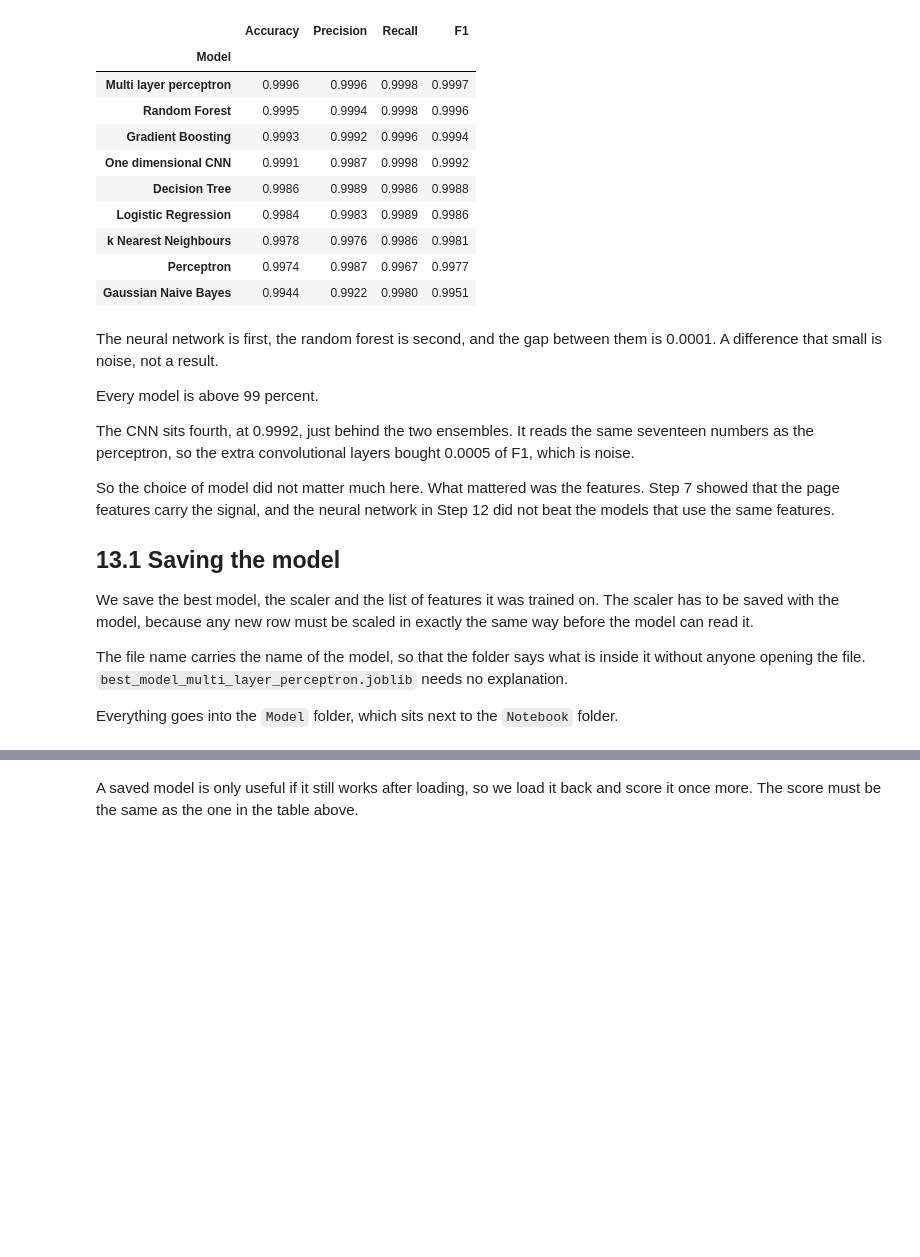
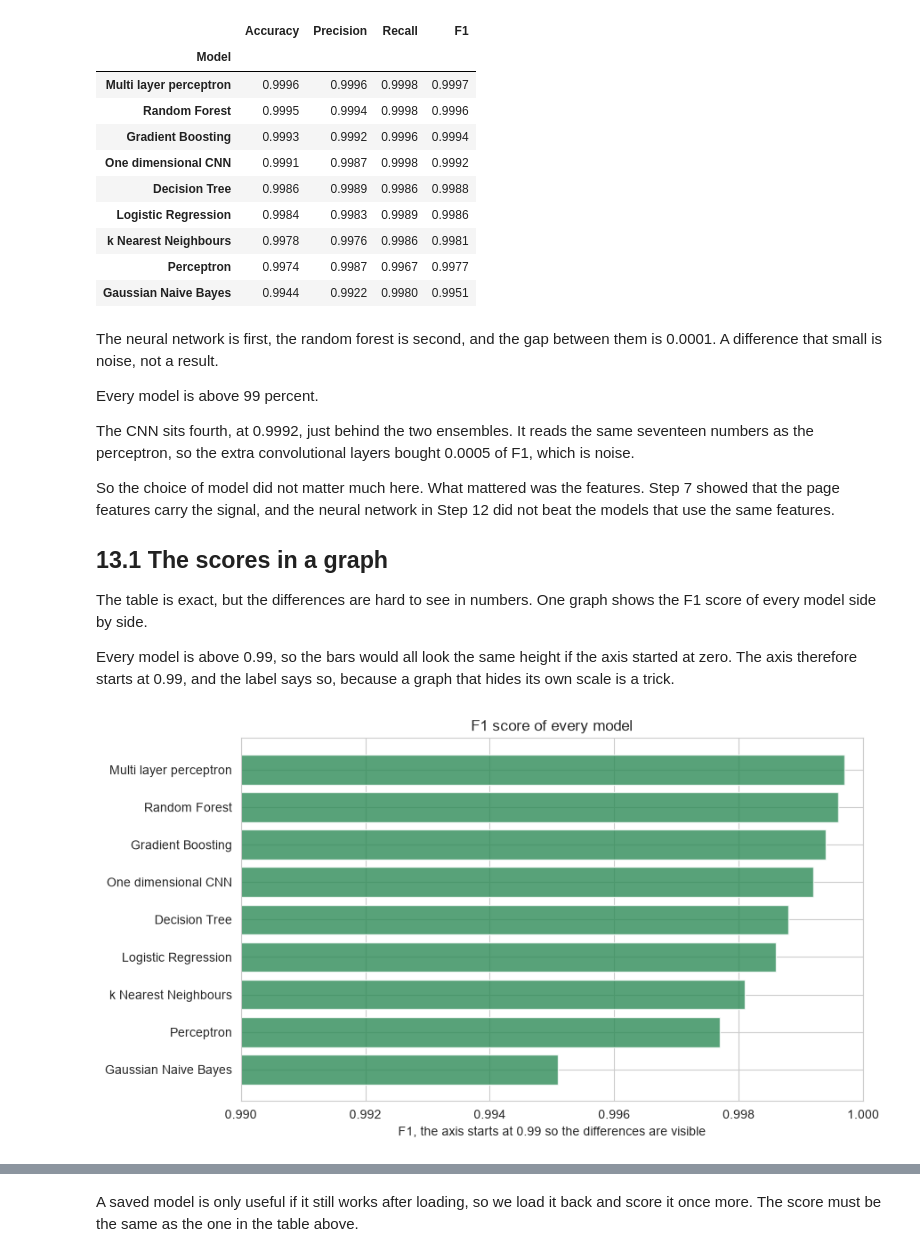
Before and after one commit to Sakib-Dalal/DMML-CourseWork01, a Jupyter notebook: Notebook/DataMining&MachineLearning_Coursework_01.ipynb, the cells around one changed output, grey strips where cells are left out. Saved outputs shown, nothing was run; the diff lists cells and outputs as text; code cells hidden in the pictures; blank space fills up the shorter version.

Commit message:
feat: add a bar chart of every model score

```diff
--- a/Notebook/DataMining&MachineLearning_Coursework_01.ipynb
+++ b/Notebook/DataMining&MachineLearning_Coursework_01.ipynb
@@ -1183,13 +1183,22 @@ So the choice of model did not matter much here. What mattered was the features.
 that the page features carry the signal, and the neural network in Step 12 did not beat the
 models that use the same features.
 
-## 13.1 Saving the model
+## 13.1 The scores in a graph
 
-We save the best model, the scaler and the list of features it was trained on. The scaler has to
-be saved with the model, because any new row must be scaled in exactly the same way before the
-model can read it.
+The table is exact, but the differences are hard to see in numbers. One graph shows the F1 score of
+every model side by side.
 
-The file name carries the name of the model, so that the folder says what is inside it without
-anyone opening the file. `best_model_multi_layer_perceptron.joblib` needs no explanation.
-
-Everything goes into the `Model` folder, which sits next to the `Notebook` folder.
+Every model is above 0.99, so the bars would all look the same height if the axis started at zero.
+The axis therefore starts at 0.99, and the label says so, because a graph that hides its own scale
+is a trick.
+# %%
+plt.figure(figsize=(9, 5))
+plt.barh(all_results["F1"].sort_values().index, all_results["F1"].sort_values(),
+         color="seagreen", alpha=0.8)
+plt.xlim(0.99, 1.0)
+plt.title("F1 score of every model")
+plt.xlabel("F1, the axis starts at 0.99 so the differences are visible")
+plt.tight_layout()
+plt.show()
+# %% [output]
+[figure, added]
```
Also changed, not shown: parts of 4 cells of this notebook, 2 other files.
